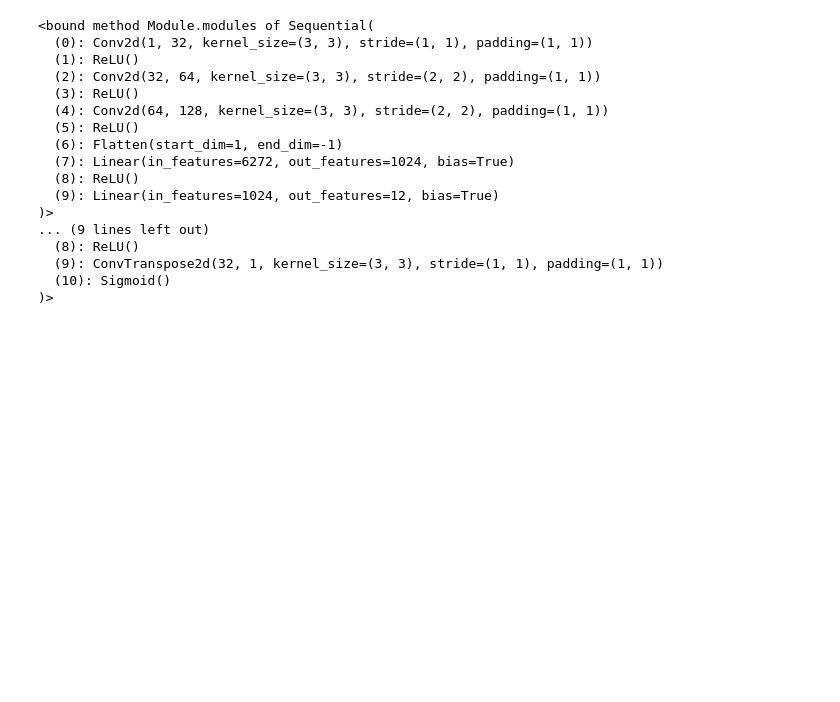
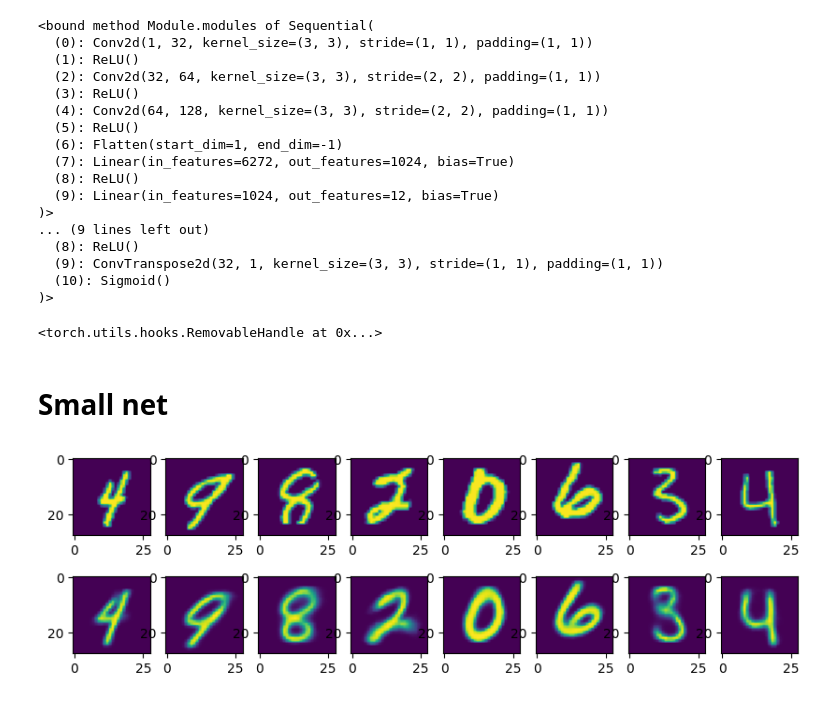
Before and after one commit to David-cripto/DiffClassification, a Jupyter notebook: expirements_mnist.ipynb, the cells around one changed output. Cells and saved outputs as stored; diff of their text form; code cells hidden in the pictures; blank space fills up the shorter version.

```diff
--- a/expirements_mnist.ipynb
+++ b/expirements_mnist.ipynb
@@ -19,5 +26,5 @@ test_data = datasets.MNIST(root='./data', train=False,
 # %%
-device = 'cpu'
+device = 'cuda'
 
 latent_dim = 6
 
@@ -31,7 +38,7 @@ test_data = datasets.MNIST(root='./data', train=False,
                             download=True, transform = transform)
 
 conv_vae = vae_mnist.ConvVAE(latent_dim).to(device)
-conv_vae.load_state_dict(torch.load('./pth/conv_vae_mnist.pth', map_location=device))
+conv_vae.load_state_dict(torch.load('/content/drive/MyDrive/ML project data/conv_vae_mnist.pth', map_location=device))
 # %% [output]
 <All keys matched successfully>
 # %%
@@ -55,3 +62,47 @@ print(conv_vae.decoder.modules)
   (9): ConvTranspose2d(32, 1, kernel_size=(3, 3), stride=(1, 1), padding=(1, 1))
   (10): Sigmoid()
 )>
+# %%
+activations_encoder = {
+    'layer1' : None,
+    'layer2' : None,
+    'layer3' : None,
+    'layer4' : None,
+}
+
+activations_decoder = {
+    'layer1' : None,
+    'layer2' : None,
+    'layer3' : None,
+    'layer4' : None,
+}
+# activations_encoder = {}
+def get_activation_foo(name, activations):
+    def hookFoo(model, input, output):
+        # if activations[name] == None:
+        activations[name] = output.detach()
+        # else:
+        #     activations[name] = torch.cat((activations[name], output.detach()), 0)
+    return hookFoo
+
+def get_activation_foo_input(name, activations):
+    def hookFoo(model, input, output):
+        # if activations[name] == None:
+        activations[name] = input[0].detach()
+        # else:
+        #     activations[name] = torch.cat((activations[name], input[0].detach()), 0)
+    return hookFoo
+
+conv_vae.encoder[0].register_forward_hook(get_activation_foo('layer1', activations_encoder))
+conv_vae.encoder[2].register_forward_hook(get_activation_foo('layer2', activations_encoder))
+conv_vae.encoder[4].register_forward_hook(get_activation_foo('layer3', activations_encoder))
+conv_vae.encoder[9].register_forward_hook(get_activation_foo('layer4', activations_encoder))
+
+conv_vae.decoder[0].register_forward_hook(get_activation_foo_input('layer1', activations_decoder))
+conv_vae.decoder[5].register_forward_hook(get_activation_foo_input('layer2', activations_decoder))
+conv_vae.decoder[7].register_forward_hook(get_activation_foo_input('layer3', activations_decoder))
+conv_vae.decoder[9].register_forward_hook(get_activation_foo_input('layer4', activations_decoder))
+# %% [output]
+<torch.utils.hooks.RemovableHandle at 0x...>
+# %% [markdown]
+# Small net
@@ -57,0 +113,28 @@ print(conv_vae.decoder.modules)
+# %%
+conv_vae.eval()
+
+# Assuming 'test_data' is your MNIST test dataset
+test_loader = torch.utils.data.DataLoader(test_data, batch_size=8, shuffle=True)
+
+conv_vae.to(device)
+
+data = torch.Tensor(next(iter(test_loader))[0]).to(device)
+
+
+# Forward pass through the model
+with torch.no_grad():
+    reconstructed_images, _, _ = conv_vae(data)
+
+recov = []
+origin = []
+for i in range(8):
+  origin.append(data[i].reshape(28,28))
+  recov.append(reconstructed_images[i].reshape(28,28))
+
+fig, ax = plt.subplots(nrows=2, ncols =8, figsize=(10,3))
+
+for i in range(8):
+  ax[0,i].imshow(origin[i].cpu().squeeze())
+  ax[1,i].imshow(recov[i].cpu())
+# %% [output]
+[figure, added]
```
Also changed, not shown: parts of 13 cells of this notebook.
